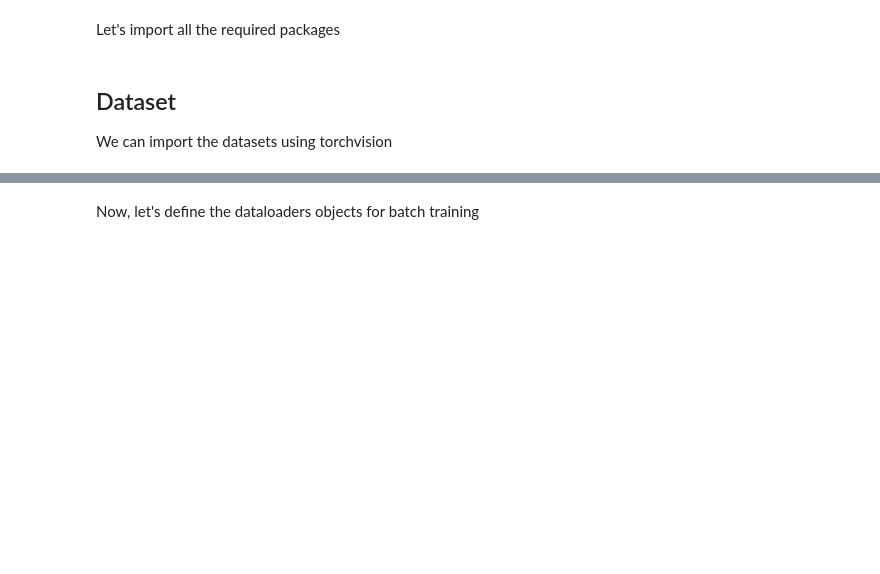
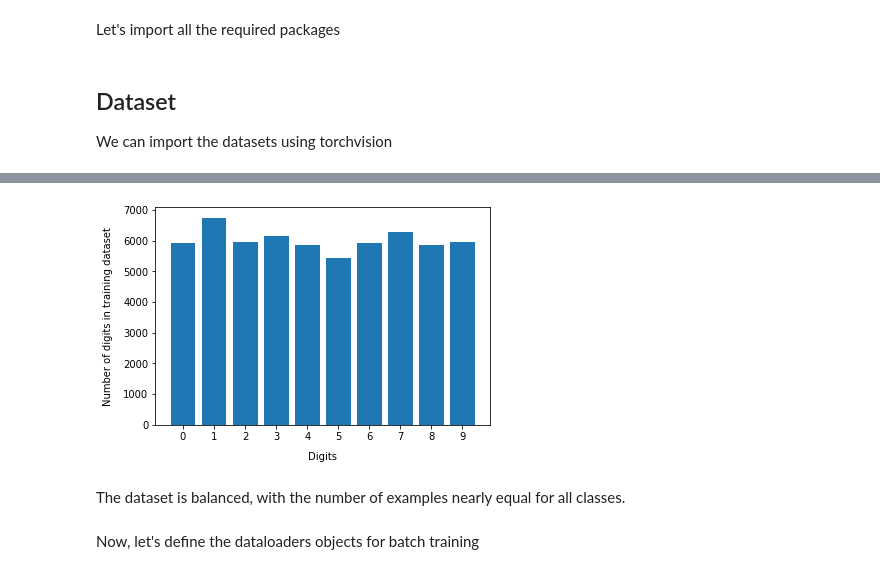
Before and after one commit to sudhirnpathak/Deep-Learning-PyTorch, a Jupyter notebook: mnist_digit_classification.ipynb, the cells around one changed output, grey strips where cells are left out. Drawn from its saved outputs; the diff is of its cells as text; code cells hidden in the pictures; blank space fills up the shorter version.

```diff
--- a/mnist_digit_classification.ipynb
+++ b/mnist_digit_classification.ipynb
@@ -58,3 +68,21 @@ We have 60,000 images of size 1 * 28 * 28, where 1 is color channel (black and w
+# %%
+digit_count = np.zeros(10)
+
+for i in range(len(train_dataset)):
+    image, label = train_dataset[i];
+    digit_count[label] += 1
+
+digits = [0, 1, 2, 3, 4, 5, 6, 7, 8, 9]
+
+plt.bar(digits, digit_count)
+plt.xlabel('Digits', labelpad = 10)
+plt.ylabel('Number of digits in training dataset', labelpad = 10)
+plt.xticks(np.arange(0, 10, 1))
+plt.show()
+# %% [output]
+[figure, added]
+# %% [markdown]
+The dataset is balanced, with the number of examples nearly equal for all classes.
 # %% [markdown]
 Now, let's define the dataloaders objects for batch training
 # %%
```
Also changed, not shown: parts of 9 cells of this notebook.
